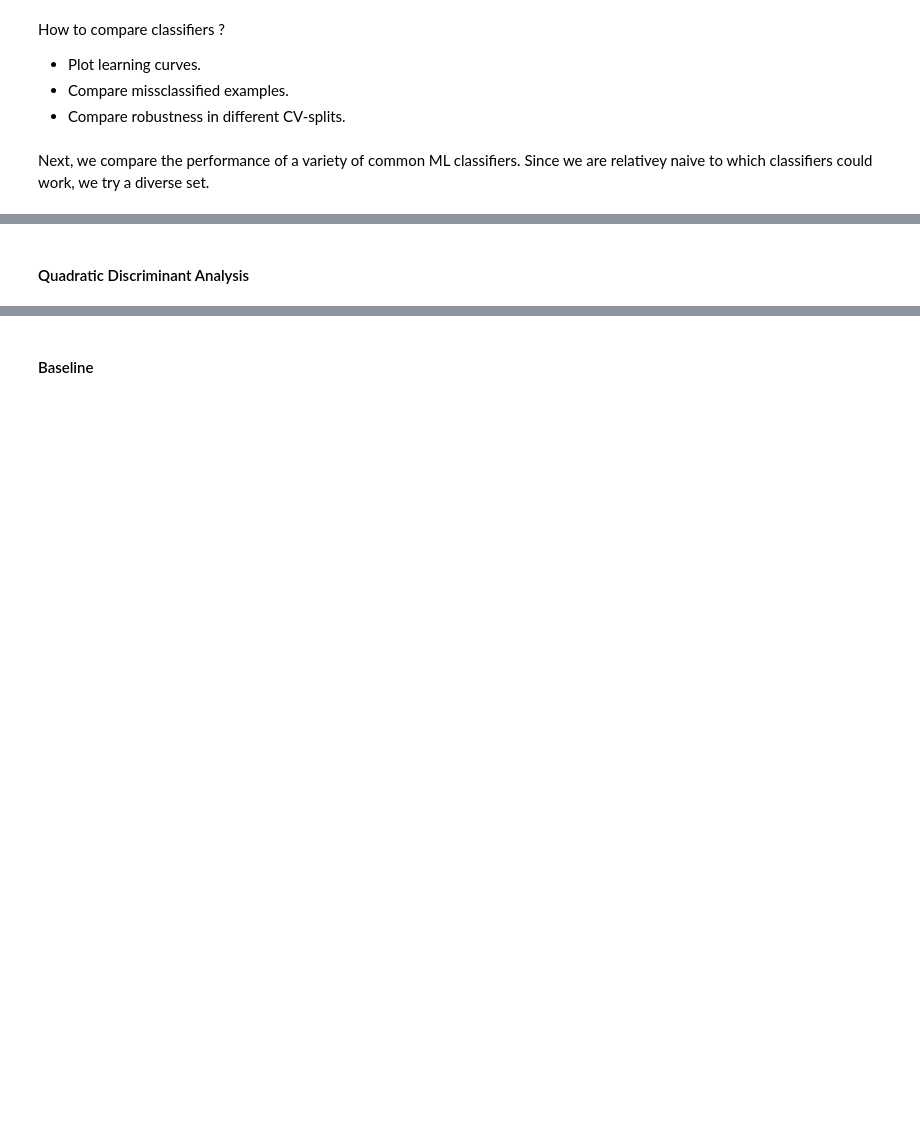
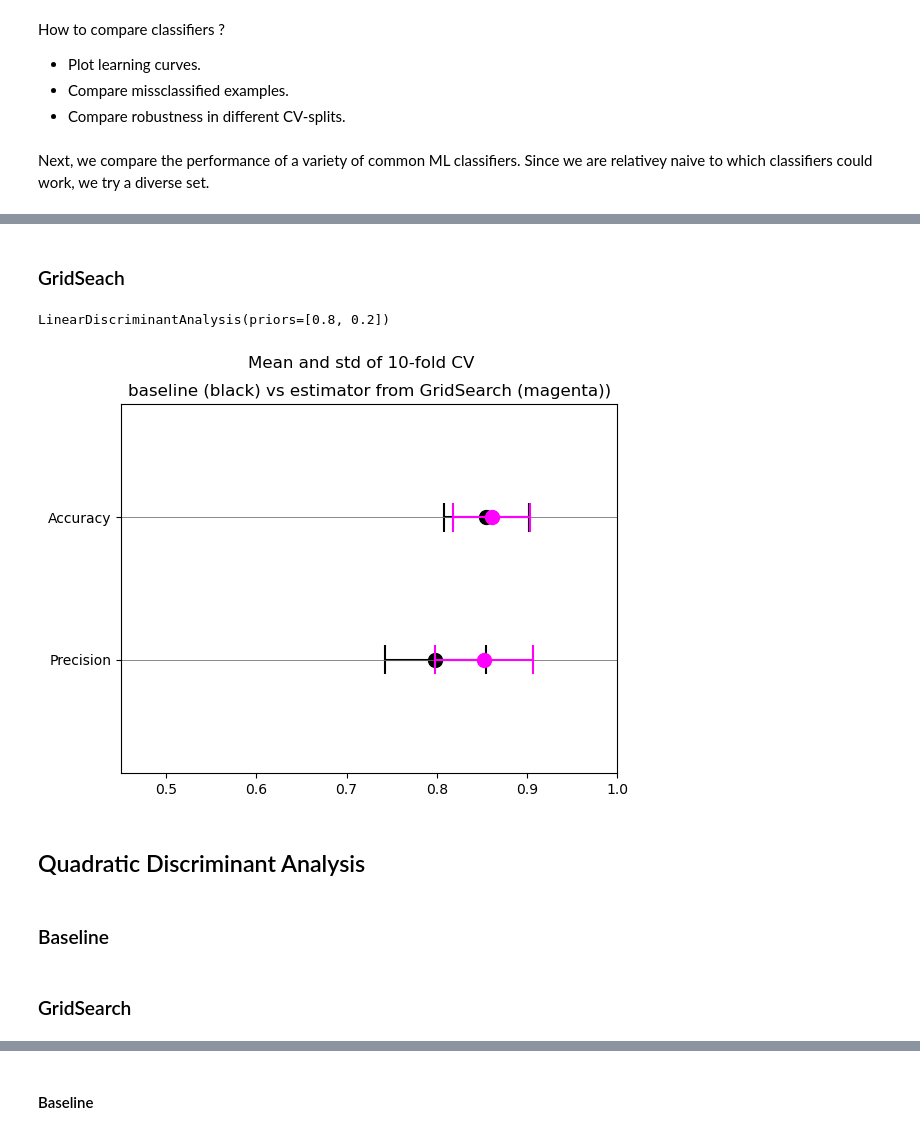
Before and after one commit to toniklenk/WissPro-final-project, a Jupyter notebook: CreditCardApproval MachineLearning Diana Max.ipynb, the cells around one changed output, grey strips where cells are left out. Drawn from its saved outputs; the diff is of its cells as text; code cells hidden in the pictures; blank space fills up the shorter version.

Commit message:
accuracy and precision plots

```diff
--- a/CreditCardApproval MachineLearning Diana Max.ipynb
+++ b/CreditCardApproval MachineLearning Diana Max.ipynb
@@ -287,2 +303,4 @@ X_test, X_validate, y_test, y_validate = train_test_split(X_test_validate, y_tes
 # %%
-X_train_test, y_train_test = np.concatenate((X_train, X_test)), np.concatenate((y_train, y_test))
+X_train_test, y_train_test = np.concatenate((X_train, X_test)), np.concatenate(
+    (y_train, y_test)
+)
@@ -307,7 +323,10 @@ In summary, we primarily optimize for the False Positive rate.
 Additional metrics:
 - The dataset is balanced therefore classificatino accuracy is a meaningfull metrix as well.
 # %%
-scoring = {"Accuracy": make_scorer(accuracy_score), "Precision": make_scorer(precision_score, pos_label = 1)}
+scoring = {
+    "Precision": make_scorer(precision_score, pos_label=1),
+    "Accuracy": make_scorer(accuracy_score),
+}
 # %% [markdown]
 How to compare classifiers ?
 - Plot learning curves.
@@ -323,15 +450,41 @@ Parameters:
+# %%
+lda_base_cv = cross_validate(
+    LinearDiscriminantAnalysis(), X_train_test, y_train_test, cv=10, scoring=scoring
+)
+# %% [markdown]
+### GridSeach
 # %%
-lda = LinearDiscriminantAnalysis()
-
 param_grid = {
-    'priors':[[.05,.95], [.1,.9], [.15,.85],[.2,.8],
-              [.25,.75], [.3,.7], [.35,.65], [.4,.6],
-              [.45,.55], [.5,.5], [.55,.45], [.6,.4],
-              [.65,.35], [.7,.3], [.75,.25], [.8,.2],
-              [.85,.15], [.9,.1], [.95,.05]]
-    }
-
-
-lda_gscv = GridSearchCV(estimator=lda, param_grid=param_grid, cv=10, scoring=scoring, refit="Accuracy")
-lda_gscv.fit(X_train_test, y_train_test)
-lda_gscv.best_params_
+    "priors": [
+        [0.05, 0.95],
+        [0.1, 0.9],
+        [0.15, 0.85],
+        [0.2, 0.8],
+        [0.25, 0.75],
+        [0.3, 0.7],
+        [0.35, 0.65],
+        [0.4, 0.6],
+        [0.45, 0.55],
+        [0.5, 0.5],
+        [0.55, 0.45],
+        [0.6, 0.4],
+        [0.65, 0.35],
+        [0.7, 0.3],
+        [0.75, 0.25],
+        [0.8, 0.2],
+        [0.85, 0.15],
+        [0.9, 0.1],
+        [0.95, 0.05],
+    ]
+}
+lda_grid = GridSearchCV(
+    estimator=LinearDiscriminantAnalysis(),
+    param_grid=param_grid,
+    cv=10,
+    scoring=scoring,
+    refit="Accuracy",
+)
+lda_grid.fit(X_train_test, y_train_test)
+lda_grid.best_estimator_
+# %% [output]
+LinearDiscriminantAnalysis(priors=[0.8, 0.2])
@@ -343,2 +491,12 @@ y_validate.shape, accuracy_score(y_validate, y_pred), precision_score(y_validate
+# %%
+lda_grid_cv = cross_validate(
+    lda_grid.best_estimator_, X_train_test, y_train_test, cv=10, scoring=scoring
+)
+# %%
+plot_cv_scores(lda_base_cv, lda_grid_cv)
+# %% [output]
+[figure, added]
 # %% [markdown]
-#### Quadratic Discriminant Analysis
+## Quadratic Discriminant Analysis
+# %% [markdown]
+### Baseline
@@ -345 +507,3 @@ y_validate.shape, accuracy_score(y_validate, y_pred), precision_score(y_validate
+# %% [markdown]
+### GridSearch
 # %%
```
Also changed, not shown: parts of 80 cells of this notebook, 1 other file.
